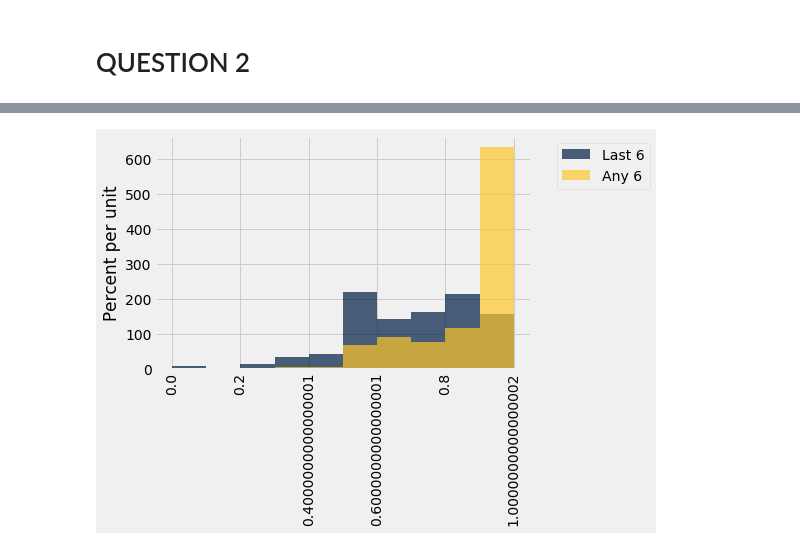
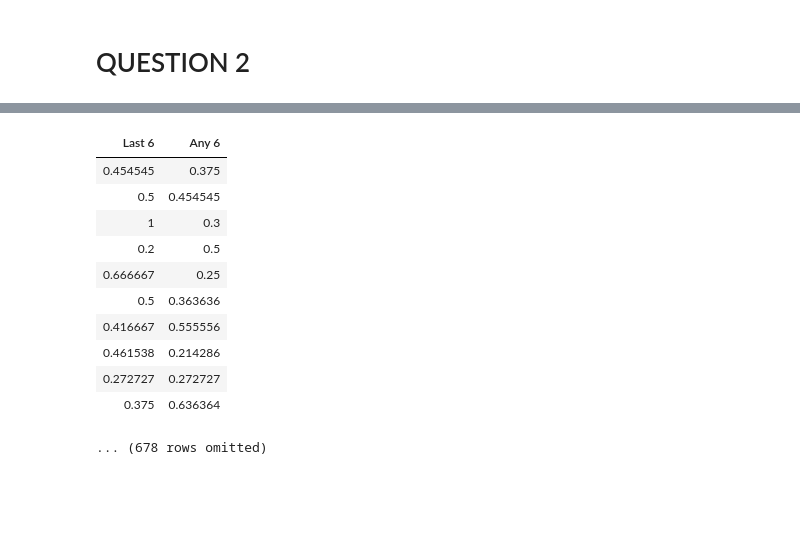
Before and after one commit to annefogarty/NBA4Q, a Jupyter notebook: LS88_NBA_Project.ipynb, the cells around one changed output, grey strips where cells are left out. Cells and saved outputs as stored; diff of their text form; code cells hidden in the pictures; blank space fills up the shorter version.

```diff
--- a/LS88_NBA_Project.ipynb
+++ b/LS88_NBA_Project.ipynb
@@ -387,7 +376,15 @@ table_x.hist(bins = np.arange(0, 1, 0.1))
-# %%
-assisted1 = 1 - table_x.column(0)
-assisted2 = 1 - table_x.column(1)
-assited_table = Table().with_columns('Last 6', assisted1, 'Any 6', assisted2)
-assited_table.hist()
-# %% [output]
-[figure, removed]
+# %%
+table_x_1
+# %% [output]
+| Last 6 | Any 6 |
+| 0.454545 | 0.375 |
+| 0.5 | 0.454545 |
+| 1 | 0.3 |
+| 0.2 | 0.5 |
+| 0.666667 | 0.25 |
+| 0.5 | 0.363636 |
+| 0.416667 | 0.555556 |
+| 0.461538 | 0.214286 |
+| 0.272727 | 0.272727 |
+| 0.375 | 0.636364 |
+... (678 rows omitted)
```
Also changed, not shown: parts of 11 cells of this notebook, 2 other files.
